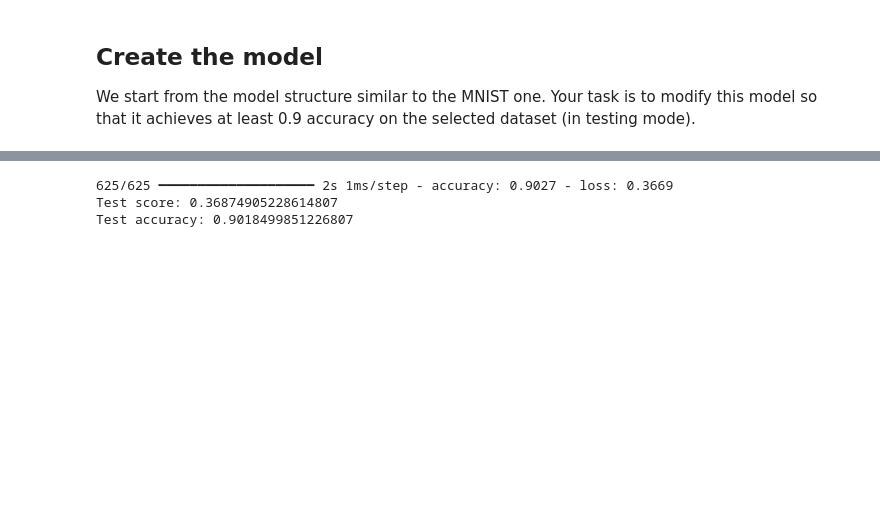
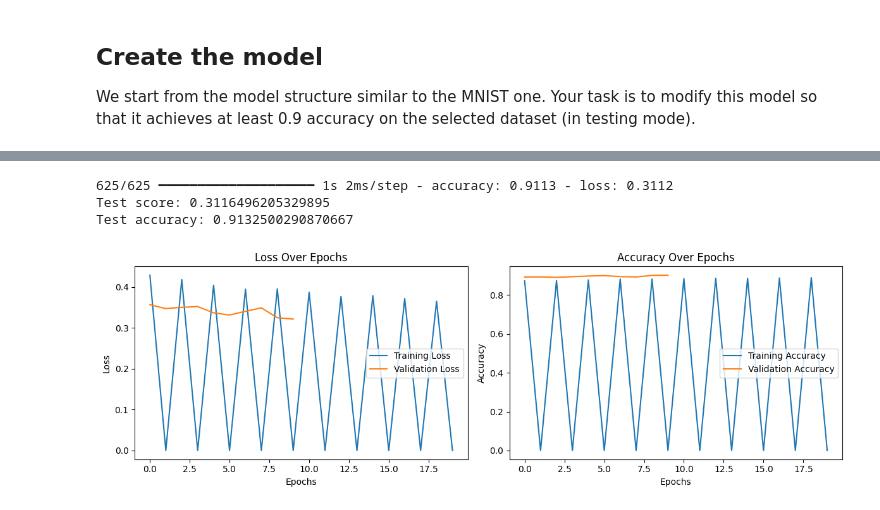
Before and after one commit to TioDosio/Computer-Vision-L7, a Jupyter notebook: ISR_MNIST_in_Keras.ipynb, the cells around one changed output, grey strips where cells are left out. Saved outputs shown, nothing was run; the diff lists cells and outputs as text; code cells hidden in the pictures; blank space fills up the shorter version.

```diff
--- a/ISR_MNIST_in_Keras.ipynb
+++ b/ISR_MNIST_in_Keras.ipynb
@@ -875,6 +879,6 @@ train_generator = gen.flow(X_train, Y_train, batch_size=128, subset='training')
 valid_generator = gen.flow(X_train, Y_train, batch_size=128, subset='validation')
 test_generator = test_gen.flow(X_test, Y_test, batch_size=128)
 # %%
-model.fit(train_generator, steps_per_epoch=64000//128, epochs=20, verbose=1, validation_data=valid_generator, validation_steps = 16000 // 128)
+history = model.fit(train_generator, steps_per_epoch=64000//128, epochs=25, verbose=1, validation_data=valid_generator, validation_steps = 16000 // 128)
 # %% [output]
 Epoch 1/20
@@ -905,9 +908,35 @@ score = model.evaluate(X_test, Y_test)
 print('Test score:', score[0])
 print('Test accuracy:', score[1])
 # %% [output]
-625/625 ━━━━━━━━━━━━━━━━━━━━ 2s 1ms/step - accuracy: 0.9027 - loss: 0.3669
-Test score: 0.36874905228614807
-Test accuracy: 0.9018499851226807
+625/625 ━━━━━━━━━━━━━━━━━━━━ 1s 2ms/step - accuracy: 0.9113 - loss: 0.3112
+Test score: 0.3116496205329895
+Test accuracy: 0.9132500290870667
+# %%
+# Plot the loss and accuracy
+plt.figure(figsize=(12, 4))
+
+# Loss plot
+plt.subplot(1, 2, 1)
+plt.plot(history.history['loss'], label='Training Loss')
+plt.plot(history.history['val_loss'], label='Validation Loss')
+plt.title('Loss Over Epochs')
+plt.xlabel('Epochs')
+plt.ylabel('Loss')
+plt.legend()
+
+# Accuracy plot
+plt.subplot(1, 2, 2)
+plt.plot(history.history['accuracy'], label='Training Accuracy')
+plt.plot(history.history['val_accuracy'], label='Validation Accuracy')
+plt.title('Accuracy Over Epochs')
+plt.xlabel('Epochs')
+plt.ylabel('Accuracy')
+plt.legend()
+
+plt.tight_layout()
+plt.show()
+# %% [output]
+[figure, added]
 # %%
 # The predict_classes function outputs the highest probability class
 # according to the trained classifier for each input example.
```
Also changed, not shown: parts of 19 cells of this notebook.
